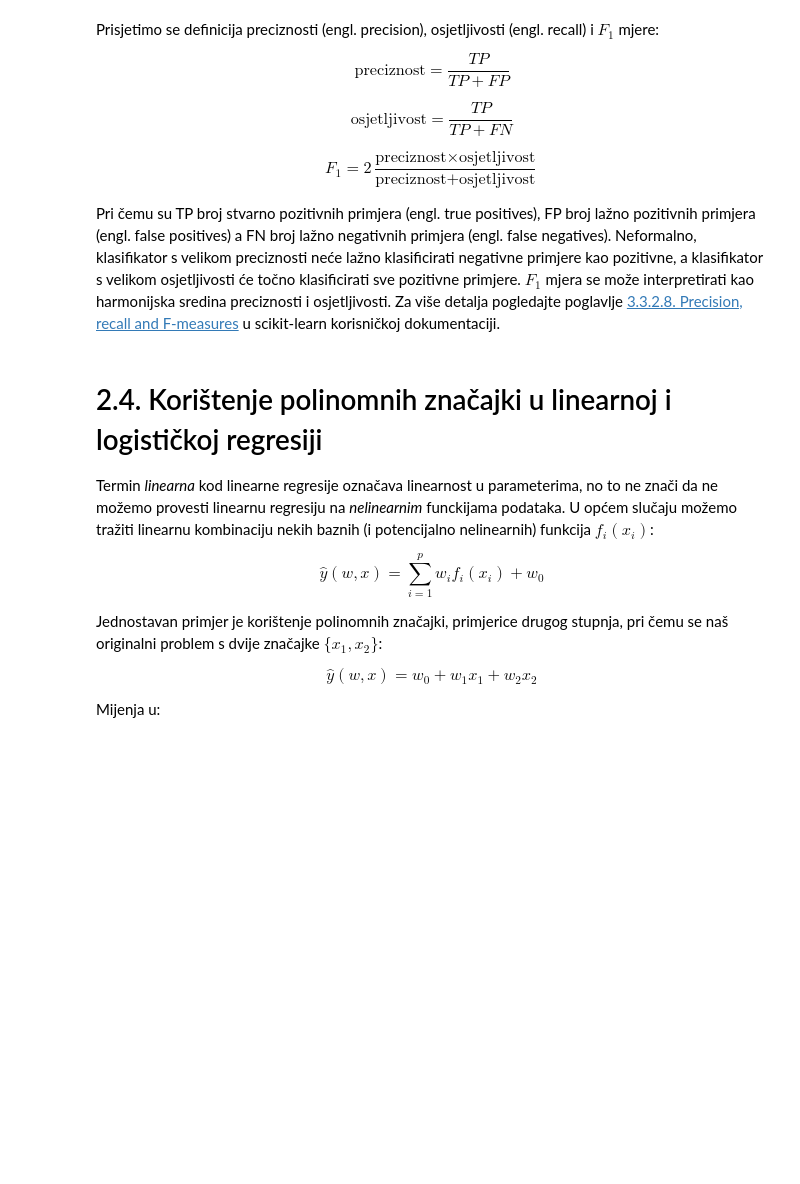
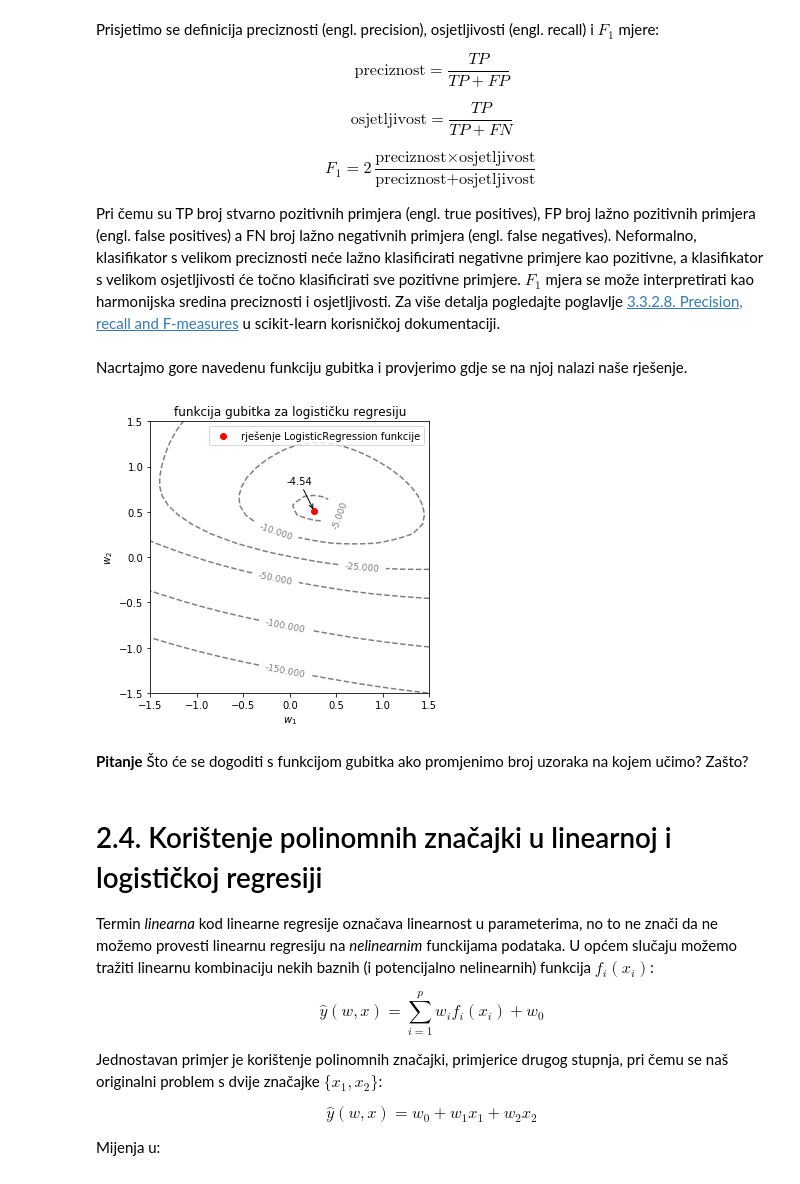
Before and after one commit to pmf-strojnoucenje/Vjezbe, a Jupyter notebook: Notebooks/PMF_SU_2020_Vjezbe2_00_Nadzirano_ucenje.ipynb, the cells around one changed output. Saved outputs shown, nothing was run; the diff lists cells and outputs as text; code cells hidden in the pictures; blank space fills up the shorter version.

```diff
--- a/Notebooks/PMF_SU_2020_Vjezbe2_00_Nadzirano_ucenje.ipynb
+++ b/Notebooks/PMF_SU_2020_Vjezbe2_00_Nadzirano_ucenje.ipynb
@@ -578,3 +537,5 @@ F_1 = 2 \frac{\text{preciznost} \times \text{osjetljivost}}{\text{preciznost} +
 $$
 
 Pri čemu su TP broj stvarno pozitivnih primjera (engl. true positives), FP broj lažno pozitivnih primjera (engl. false positives) a FN broj lažno negativnih primjera (engl. false negatives). Neformalno, klasifikator s velikom preciznosti neće lažno klasificirati negativne primjere kao pozitivne, a klasifikator s velikom osjetljivosti će točno klasificirati sve pozitivne primjere. $F_1$ mjera se može interpretirati kao harmonijska sredina preciznosti i osjetljivosti. Za više detalja pogledajte poglavlje [3.3.2.8. Precision, recall and F-measures](http://scikit-learn.org/stable/modules/model_evaluation.html#precision-recall-and-f-measures) u scikit-learn korisničkoj dokumentaciji.
+# %% [markdown]
+Nacrtajmo gore navedenu funkciju gubitka i provjerimo gdje se na njoj nalazi naše rješenje.
@@ -581,3 +560,23 @@ Pri čemu su TP broj stvarno pozitivnih primjera (engl. true positives), FP broj
+# %%
+fig, ax = plt.subplots(1, 1, figsize=(5, 5))
+
+# Plotamo konture (koristite contourf() za popunjenu heatmapu)
+CS = ax.contour(XX, YY, Z, colors='k', levels=[-150,-100,-50,-25,-10,-5], linestyles='--', alpha=0.5)
+ax.clabel(CS, fontsize=9, inline=1)
+ax.scatter(w_est[0],w_est[1],color='red',label='rješenje LogisticRegression funkcije')
+ax.annotate('{0:.2f}'.format(loss(w_est)),w_est,[w_est[0]-0.3,w_est[1]+0.3],arrowprops=dict(arrowstyle='->'))
+ax.set(title='funkcija gubitka za logističku regresiju',
+       xlabel='$w_1$',
+       ylabel='$w_2$',
+       xlim=(-1.5,1.5),
+      ylim=(-1.5,1.5))
+ax.legend()
+
+plt.show();
+# %% [output]
+[figure, added]
+# %% [markdown]
+**Pitanje** Što će se dogoditi s funkcijom gubitka ako promjenimo broj uzoraka na kojem učimo? Zašto?
 # %% [markdown]
 # 2.4. Korištenje polinomnih značajki u linearnoj i logističkoj regresiji
 
```
Also changed, not shown: parts of 34 cells of this notebook.
